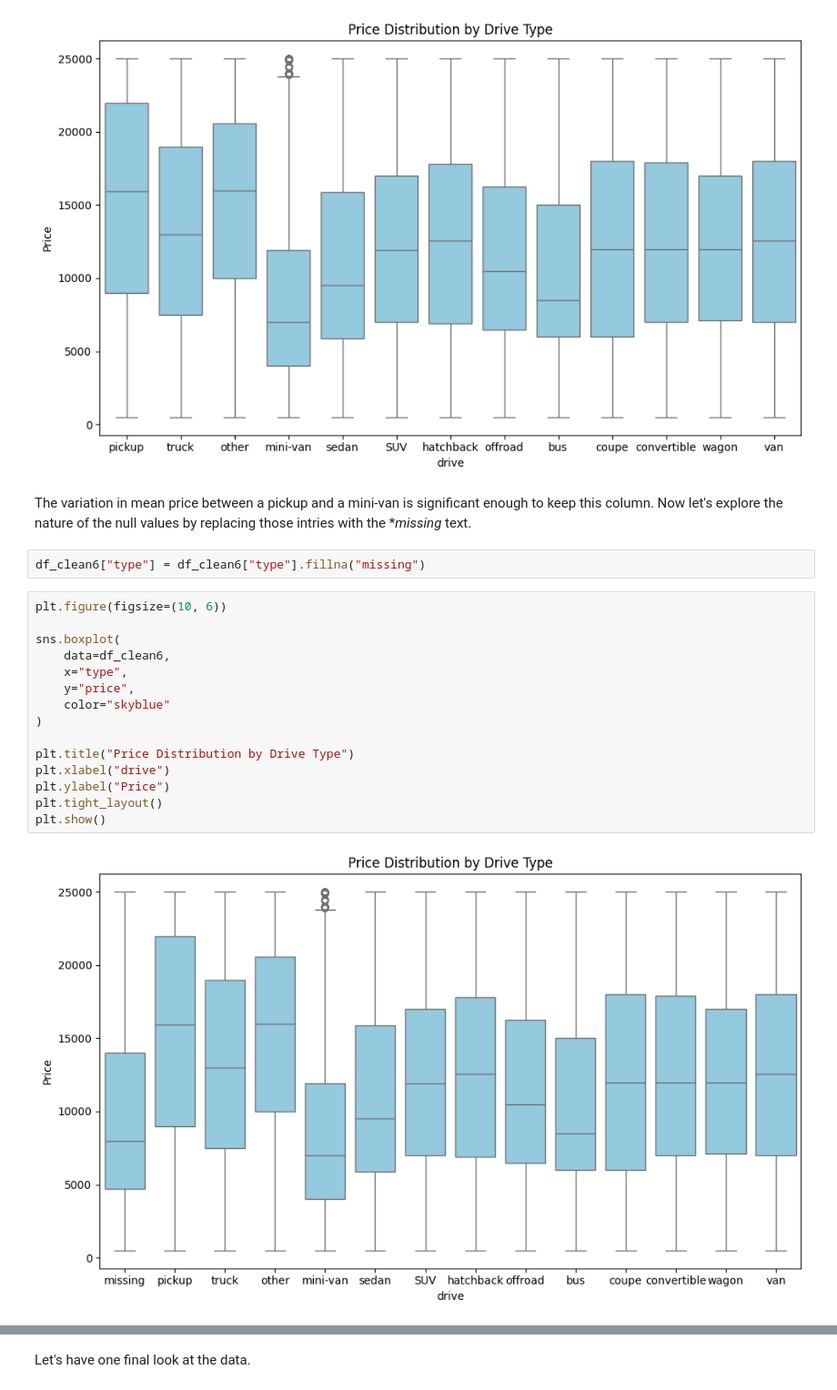
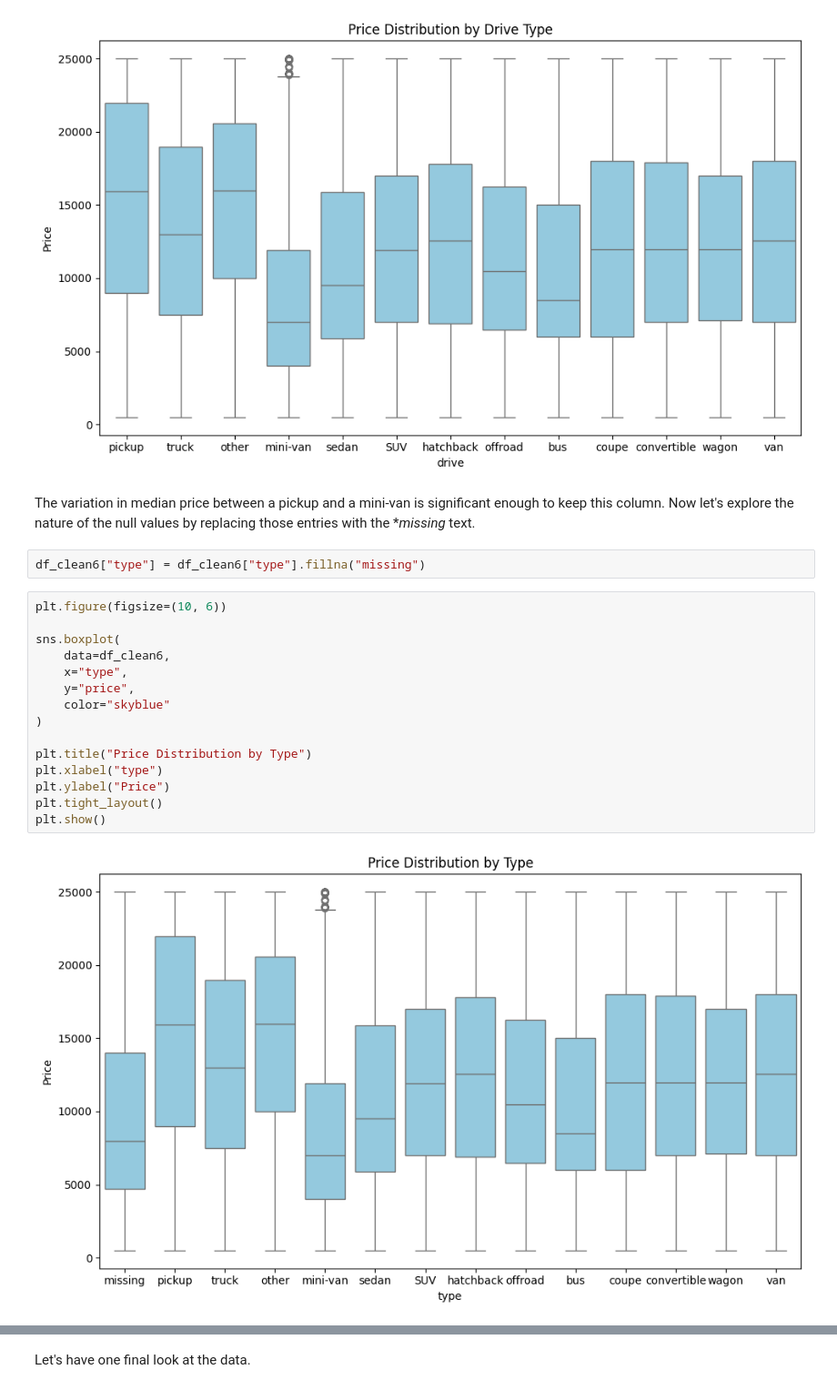
Before and after one commit to jeffreylgoode/what-drives-car-prices, a Jupyter notebook: notebooks/car_price_analysis.ipynb, the cells around one changed output, grey strips where cells are left out. Shown at 91% size. Drawn from its saved outputs; the diff is of its cells as text.

```diff
--- a/notebooks/car_price_analysis.ipynb
+++ b/notebooks/car_price_analysis.ipynb
@@ -889,23 +945,23 @@ plt.show()
 # %% [output]
 [figure]
 # %% [markdown]
-The variation in mean price between a pickup and a mini-van is significant enough to keep this column.   Now let's explore the nature of the null values by replacing those intries with the **missing* text.
+The variation in median price between a pickup and a mini-van is significant enough to keep this column.   Now let's explore the nature of the null values by replacing those entries with the **missing* text.
 # %%
 df_clean6["type"] = df_clean6["type"].fillna("missing")
 # %%
 plt.figure(figsize=(10, 6))
 
 sns.boxplot(
     data=df_clean6,
     x="type",
     y="price",
     color="skyblue"
 )
 
-plt.title("Price Distribution by Drive Type")
-plt.xlabel("drive")
+plt.title("Price Distribution by Type")
+plt.xlabel("type")
 plt.ylabel("Price")
 plt.tight_layout()
 plt.show()
 # %% [output]
-[figure, old version]
+[figure, new version]
```
Also changed, not shown: parts of 15 cells of this notebook.
